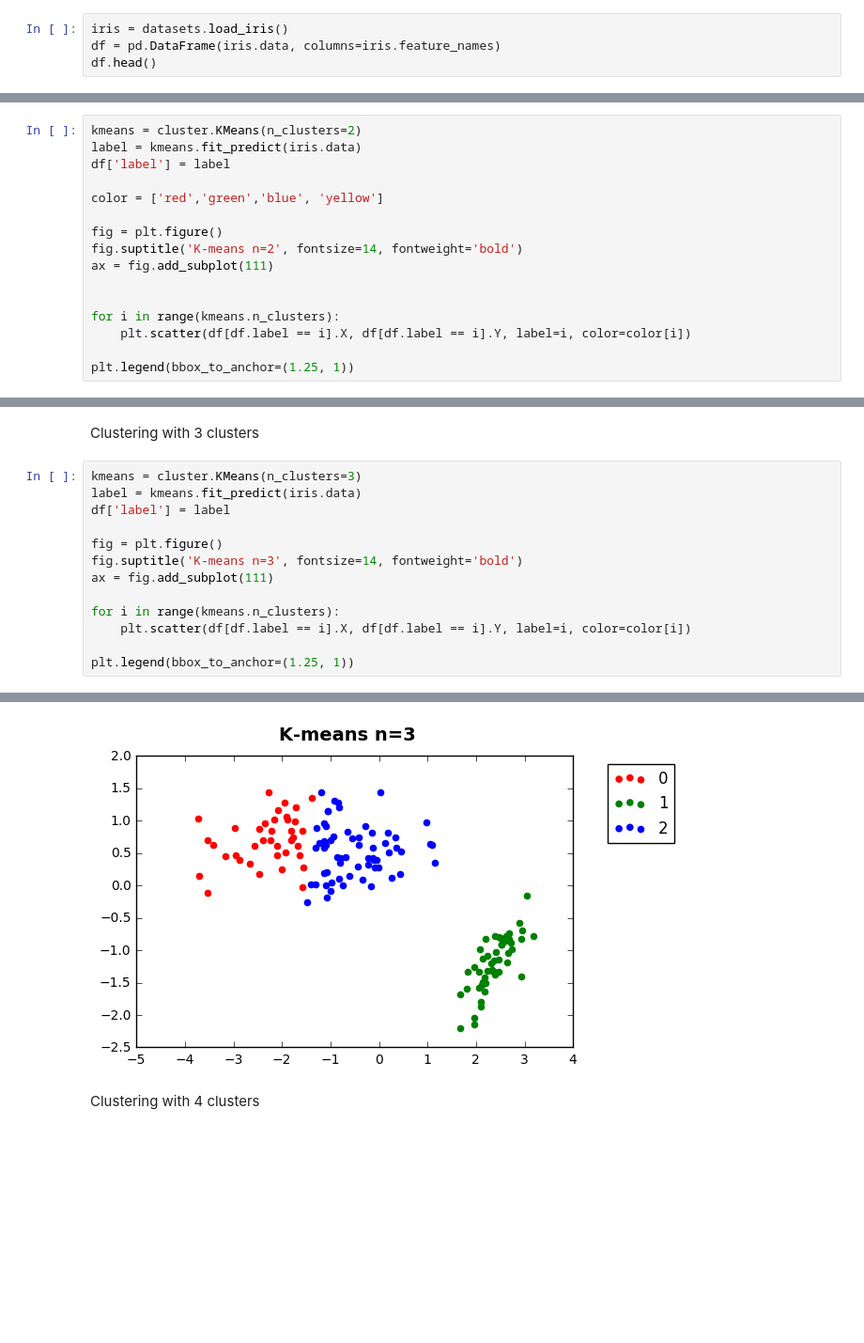
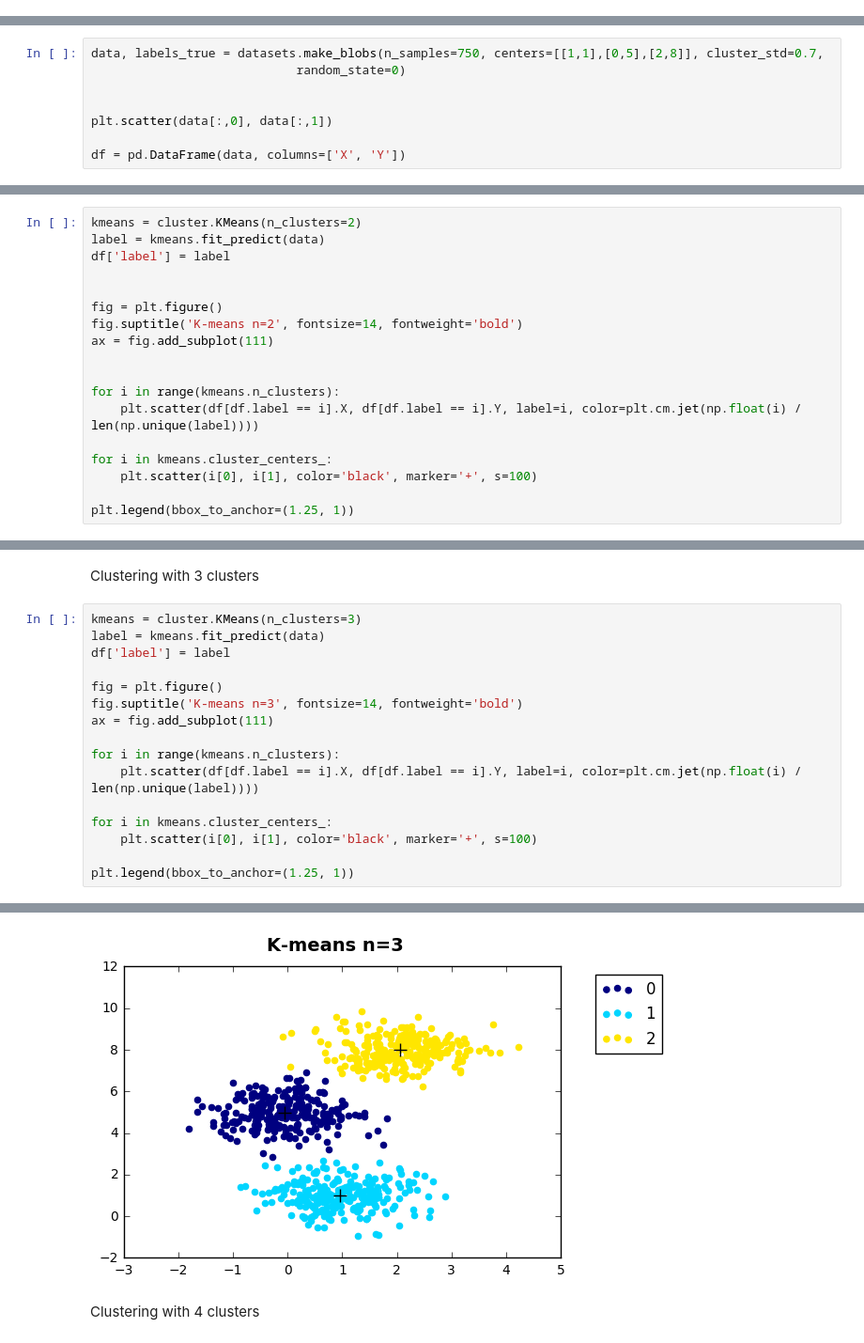
Before and after one commit to rueedlinger/machine-learning-snippets, a Jupyter notebook: unsupervised/clustering/kmeans/clustering_kmeans.ipynb, the cells around one changed output, grey strips where cells are left out. Shown: that part at 94% size. Saved outputs shown, nothing was run; the diff lists cells and outputs as text; blank space fills up the shorter version.

Commit message:
updated clustering examples

```diff
--- a/unsupervised/clustering/kmeans/clustering_kmeans.ipynb
+++ b/unsupervised/clustering/kmeans/clustering_kmeans.ipynb
@@ -9,7 +11,3 @@ import pandas as pd
 from sklearn import datasets
 from sklearn import cluster
 from sklearn import manifold
-# %%
-iris = datasets.load_iris()
-df = pd.DataFrame(iris.data, columns=iris.feature_names)
-df.head()
@@ -38,0 +14,8 @@ Clustering with 2 clusters
+# %%
+data, labels_true = datasets.make_blobs(n_samples=750, centers=[[1,1],[0,5],[2,8]], cluster_std=0.7,
+                            random_state=0)
+
+
+plt.scatter(data[:,0], data[:,1])
+
+df = pd.DataFrame(data, columns=['X', 'Y'])
@@ -39,9 +24,8 @@ Clustering with 2 clusters
 # %%
 kmeans = cluster.KMeans(n_clusters=2)
-label = kmeans.fit_predict(iris.data)
+label = kmeans.fit_predict(data)
 df['label'] = label
 
-color = ['red','green','blue', 'yellow']
 
 fig = plt.figure()
 fig.suptitle('K-means n=2', fontsize=14, fontweight='bold')
@@ -49,7 +33,10 @@ ax = fig.add_subplot(111)
 
 
 for i in range(kmeans.n_clusters):
-    plt.scatter(df[df.label == i].X, df[df.label == i].Y, label=i, color=color[i])
+    plt.scatter(df[df.label == i].X, df[df.label == i].Y, label=i, color=plt.cm.jet(np.float(i) / len(np.unique(label))))
+
+for i in kmeans.cluster_centers_:
+    plt.scatter(i[0], i[1], color='black', marker='+', s=100)
 
 plt.legend(bbox_to_anchor=(1.25, 1))
 # %% [output]
@@ -59,20 +46,23 @@ plt.legend(bbox_to_anchor=(1.25, 1))
 Clustering with 3 clusters
 # %%
 kmeans = cluster.KMeans(n_clusters=3)
-label = kmeans.fit_predict(iris.data)
+label = kmeans.fit_predict(data)
 df['label'] = label
 
 fig = plt.figure()
 fig.suptitle('K-means n=3', fontsize=14, fontweight='bold')
 ax = fig.add_subplot(111)
 
 for i in range(kmeans.n_clusters):
-    plt.scatter(df[df.label == i].X, df[df.label == i].Y, label=i, color=color[i])
+    plt.scatter(df[df.label == i].X, df[df.label == i].Y, label=i, color=plt.cm.jet(np.float(i) / len(np.unique(label))))
+
+for i in kmeans.cluster_centers_:
+    plt.scatter(i[0], i[1], color='black', marker='+', s=100)
 
 plt.legend(bbox_to_anchor=(1.25, 1))
 # %% [output]
 <matplotlib.legend.Legend at 0x...>
-[figure, old version]
+[figure, new version]
 # %% [markdown]
 Clustering with 4 clusters
 # %%
```
Also changed, not shown: parts of 14 cells of this notebook, 4 other files.
